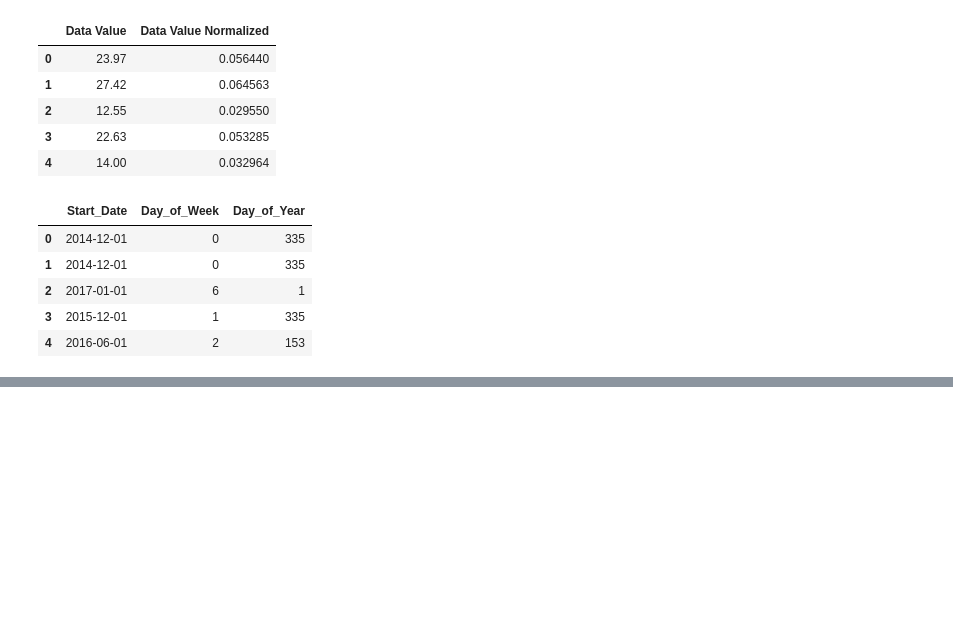
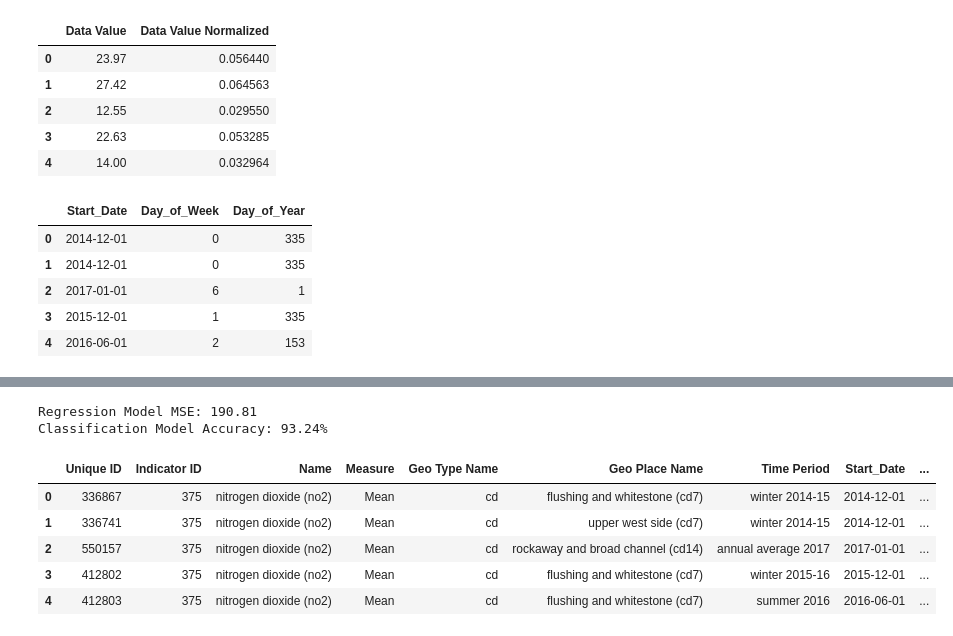
Before and after one commit to MuhammadAasim2025/data-science-project, a Jupyter notebook: air_quality.ipynb, the cells around one changed output, grey strips where cells are left out. Cells and saved outputs as stored; diff of their text form; code cells hidden in the pictures; blank space fills up the shorter version.

```diff
--- a/air_quality.ipynb
+++ b/air_quality.ipynb
@@ -304,0 +326,56 @@ display(df[['Start_Date', 'Day_of_Week', 'Day_of_Year']].head())
+# %%
+# Convert text columns to numbers
+le = LabelEncoder()
+cols_to_encode = ['Name', 'Geo Place Name', 'Measure']
+for col in cols_to_encode:
+    df[col + '_Encoded'] = le.fit_transform(df[col].astype(str))
+
+# Define Features (X) - What we use to predict
+X = df[['Name_Encoded', 'Geo Place Name_Encoded', 'Year', 'Month']]
+
+# ---------------------------------------------------------
+# SCENARIO 1: REGRESSION (Predicting the exact Data Value)
+# ---------------------------------------------------------
+y_reg = df['Data Value'] # Target is a number
+
+# Split into Training (80%) and Testing (20%) sets
+X_train, X_test, y_train, y_test = train_test_split(X, y_reg, test_size=0.2, random_state=42)
+
+# Create and Train the Regressor
+reg_model = DecisionTreeRegressor()
+reg_model.fit(X_train, y_train)
+
+# Test the model
+predictions = reg_model.predict(X_test)
+print(f"Regression Model MSE: {mean_squared_error(y_test, predictions):.2f}")
+
+
+# ---------------------------------------------------------
+# SCENARIO 2: CLASSIFICATION (Predicting High vs Low)
+# ---------------------------------------------------------
+# Create a category: 1 if Value is above average, 0 if below
+threshold = df['Data Value'].mean()
+y_class = (df['Data Value'] > threshold).astype(int)
+
+# Split into Training and Testing sets
+X_train, X_test, y_train, y_test = train_test_split(X, y_class, test_size=0.2, random_state=42)
+
+# Create and Train the Classifier
+clf_model = DecisionTreeClassifier()
+clf_model.fit(X_train, y_train)
+
+# Test the model
+accuracy = accuracy_score(y_test, clf_model.predict(X_test))
+print(f"Classification Model Accuracy: {accuracy * 100:.2f}%")
+# %% [output]
+Regression Model MSE: 190.81
+Classification Model Accuracy: 93.24%
+# %%
+display(df.head())
+# %% [output]
+|  | Unique ID | Indicator ID | Name | Measure | Geo Type Name | Geo Place Name | Time Period | Start_Date | ... |
+| 0 | 336867 | 375 | nitrogen dioxide (no2) | Mean | cd | flushing and whitestone (cd7) | winter 2014-15 | 2014-12-01 | ... |
+| 1 | 336741 | 375 | nitrogen dioxide (no2) | Mean | cd | upper west side (cd7) | winter 2014-15 | 2014-12-01 | ... |
+| 2 | 550157 | 375 | nitrogen dioxide (no2) | Mean | cd | rockaway and broad channel (cd14) | annual average 2017 | 2017-01-01 | ... |
+| 3 | 412802 | 375 | nitrogen dioxide (no2) | Mean | cd | flushing and whitestone (cd7) | winter 2015-16 | 2015-12-01 | ... |
+| 4 | 412803 | 375 | nitrogen dioxide (no2) | Mean | cd | flushing and whitestone (cd7) | summer 2016 | 2016-06-01 | ... |
```
Also changed, not shown: parts of 2 cells of this notebook.
